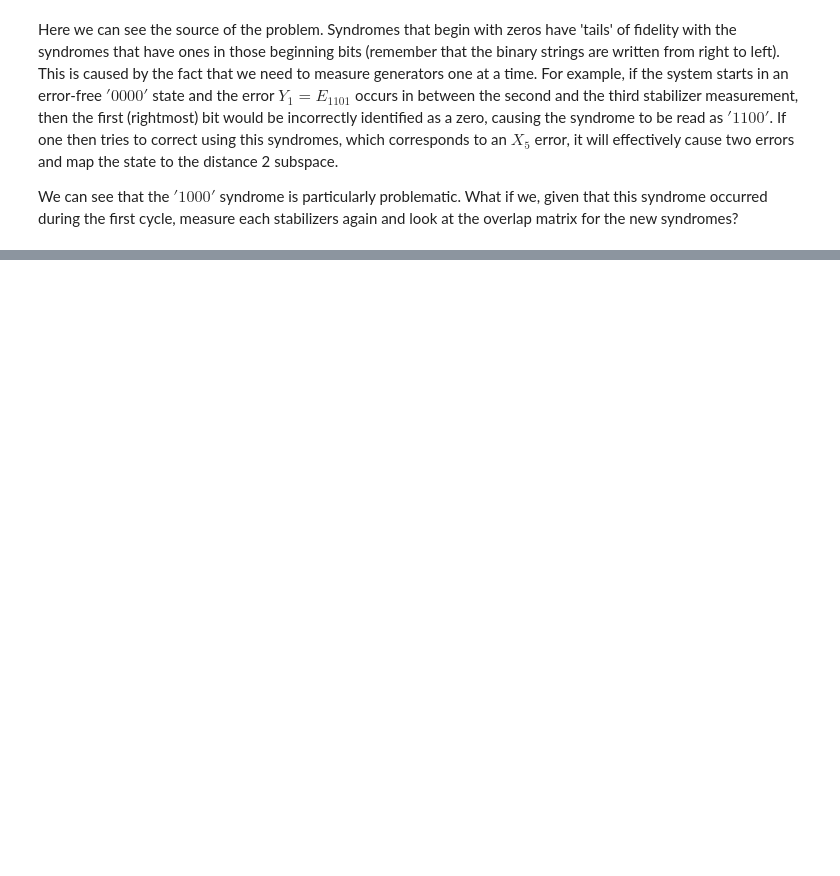
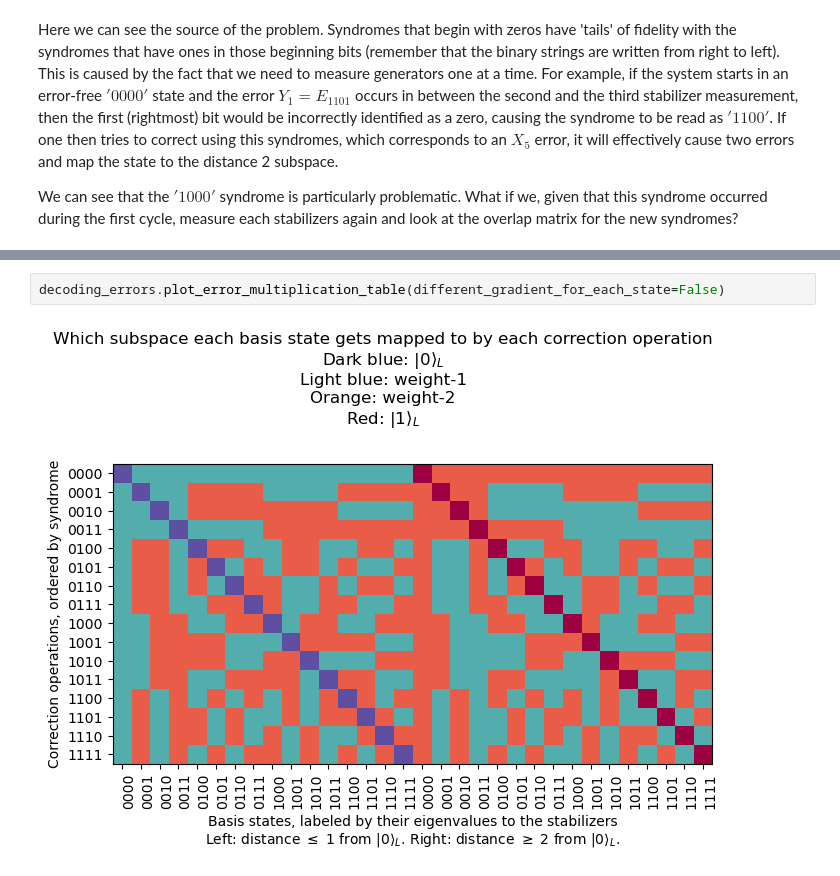
Before and after one commit to Serock3/Master-Thesis-QEC-simulation, a Jupyter notebook: decoding_errors.ipynb, the cells around one changed output, grey strips where cells are left out. Drawn from its saved outputs; the diff is of its cells as text; blank space fills up the shorter version.

```diff
--- a/decoding_errors.ipynb
+++ b/decoding_errors.ipynb
@@ -131,0 +165,4 @@ We can see that when we remeasure the generators, the new syndrome correctly ide
+# %%
+decoding_errors.plot_error_multiplication_table(different_gradient_for_each_state=False)
+# %% [output]
+[figure, added]
```
Also changed, not shown: parts of 6 cells of this notebook.
